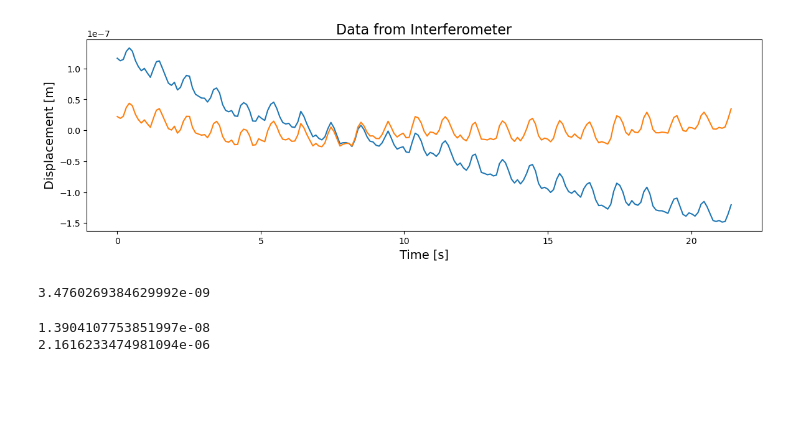
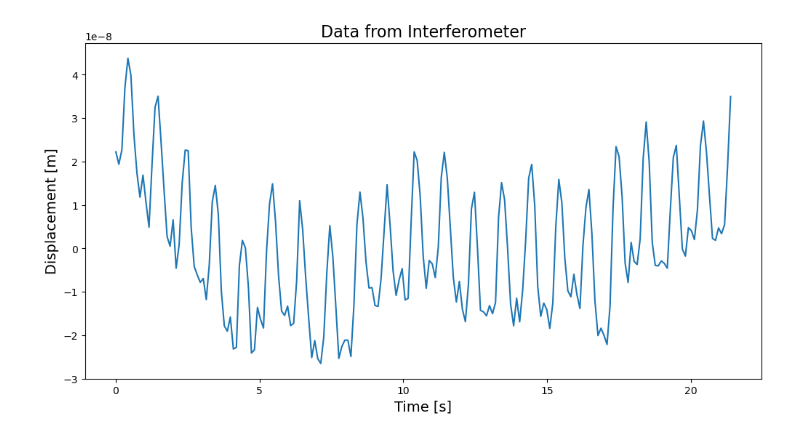
Before and after one commit to bochoa510/Realm-Project, a Jupyter notebook: Piezoelectric Characterization /piezo_displacement_1Hz_5V_Sin.ipynb, the cells around one changed output. Drawn from its saved outputs; the diff is of its cells as text; code cells hidden in the pictures; blank space fills up the shorter version.

```diff
--- a/Piezoelectric Characterization /piezo_displacement_1Hz_5V_Sin.ipynb
+++ b/Piezoelectric Characterization /piezo_displacement_1Hz_5V_Sin.ipynb
@@ -23,46 +39,11 @@ for line in lines:
 # %%
 
-plt.figure(figsize=(14,4))
-plt.plot(x,y)
+plt.figure(figsize=(12,6))
+#plt.plot(x,y)
 plt.plot(x,signal.detrend(y))
 plt.title("Data from Interferometer", fontsize=16)
 plt.xlabel('Time [s]', fontsize=14)
 plt.ylabel('Displacement [m]', fontsize=14)
 plt.show()
 # %% [output]
-[figure, old version]
+[figure, new version]
-# %%
-xnp = np.array(x)
-ynp = np.array(signal.detrend(y))
-
-yf = np.fft.fft(ynp,2*205)
-N = len(yf)
-yf = abs(yf) / N
-fs = 9.53
-xf = np.fft.fftfreq(N, 1/fs)  # Frequency values
-
-
-print(np.max(yf))
-max_indx = np.argmax(np.abs(yf))
-
-# Plot the FFT magnitude
-plt.figure(figsize=(15,6))
-plt.plot(frequencies[(frequencies>= 0)], (fft_result[(frequencies>= 0)]))
-plt.plot(frequencies[signal_frequency_index],fft_result[signal_frequency_index], marker = 'o')
-plt.plot(frequencies[35:50],(fft_result[35:50]))
-plt.xlabel('Frequency (Hz)')
-plt.ylabel('Magnitude')
-plt.title('FFT of Data')
-plt.grid(True)
-plt.show()
-# %% [output]
-3.4760269384629992e-09
-# %%
-
-t = ((fft_result[signal_frequency_index]) * 9.53) / (np.pi*2)
-original_amplitude = 2.0 *( (fft_result[signal_frequency_index]) / len(ynp))
-print(original_amplitude)
-print(t)
-# %% [output]
-1.3904107753851997e-08
-2.1616233474981094e-06
```
Also changed, not shown: parts of 6 cells of this notebook.
